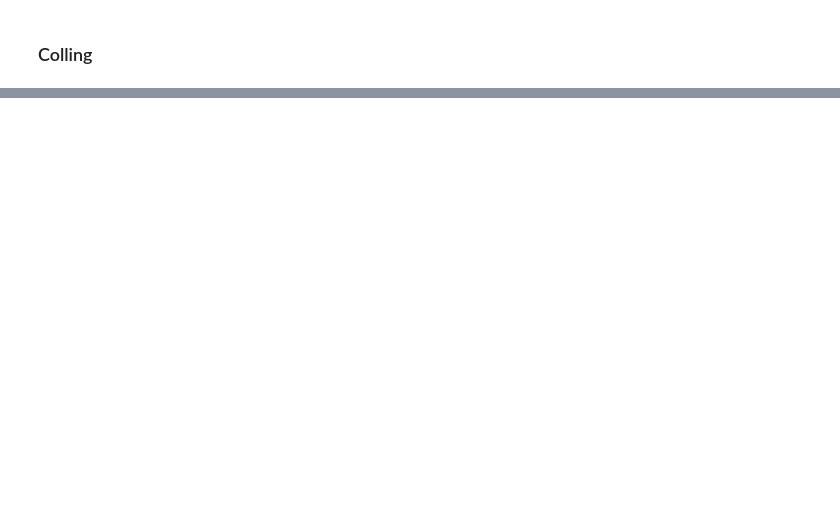
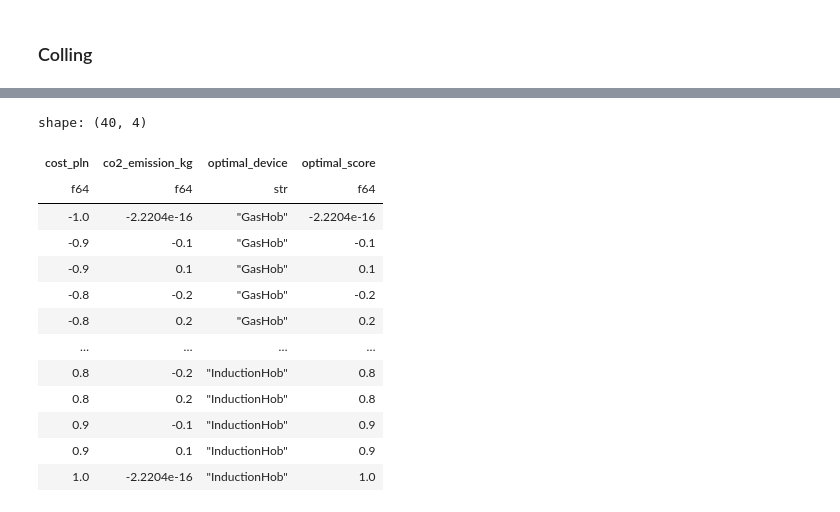
Before and after one commit to JSlusarek/Projekt-Dyplomowy-ISSI-Jan-lusarek-Kacper-Gruca, a Jupyter notebook: working_dir/code/simulator_prototype_JS.ipynb, the cells around one changed output, grey strips where cells are left out. Saved outputs shown, nothing was run; the diff lists cells and outputs as text; code cells hidden in the pictures; blank space fills up the shorter version.

```diff
--- a/working_dir/code/simulator_prototype_JS.ipynb
+++ b/working_dir/code/simulator_prototype_JS.ipynb
@@ -232,0 +511,19 @@ NoSuchDriverException: Message: Unable to obtain driver for firefox; For documen
+# %%
+import polars as pl
+df=pl.read_parquet("../../Data/GRID/cooking_grid.parquet")
+df
+# %% [output]
+shape: (40, 4)
+| cost_pln | co2_emission_kg | optimal_device | optimal_score |
+| f64 | f64 | str | f64 |
+| -1.0 | -2.2204e-16 | "GasHob" | -2.2204e-16 |
+| -0.9 | -0.1 | "GasHob" | -0.1 |
+| -0.9 | 0.1 | "GasHob" | 0.1 |
+| -0.8 | -0.2 | "GasHob" | -0.2 |
+| -0.8 | 0.2 | "GasHob" | 0.2 |
+| … | … | … | … |
+| 0.8 | -0.2 | "InductionHob" | 0.8 |
+| 0.8 | 0.2 | "InductionHob" | 0.8 |
+| 0.9 | -0.1 | "InductionHob" | 0.9 |
+| 0.9 | 0.1 | "InductionHob" | 0.9 |
+| 1.0 | -2.2204e-16 | "InductionHob" | 1.0 |
```
Also changed, not shown: parts of 20 cells of this notebook, 10 other files.
